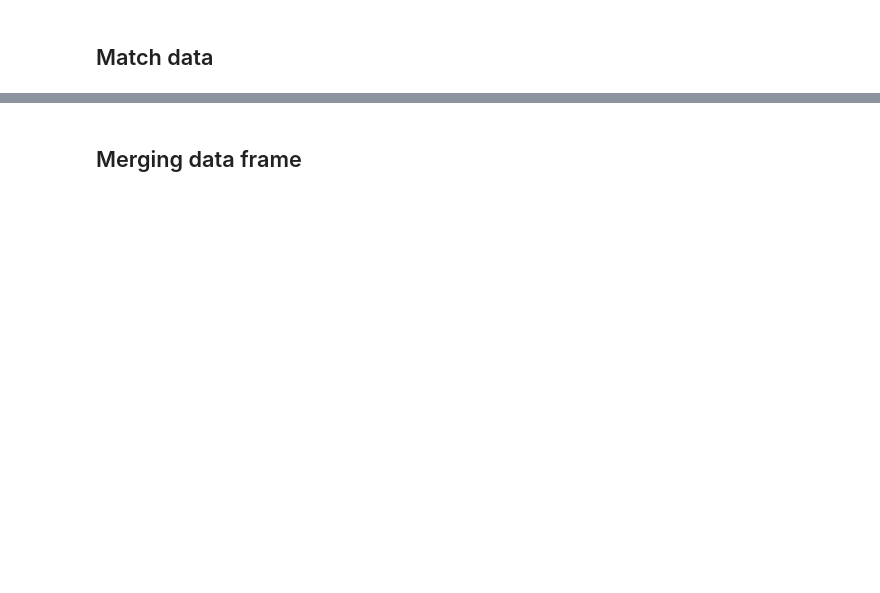
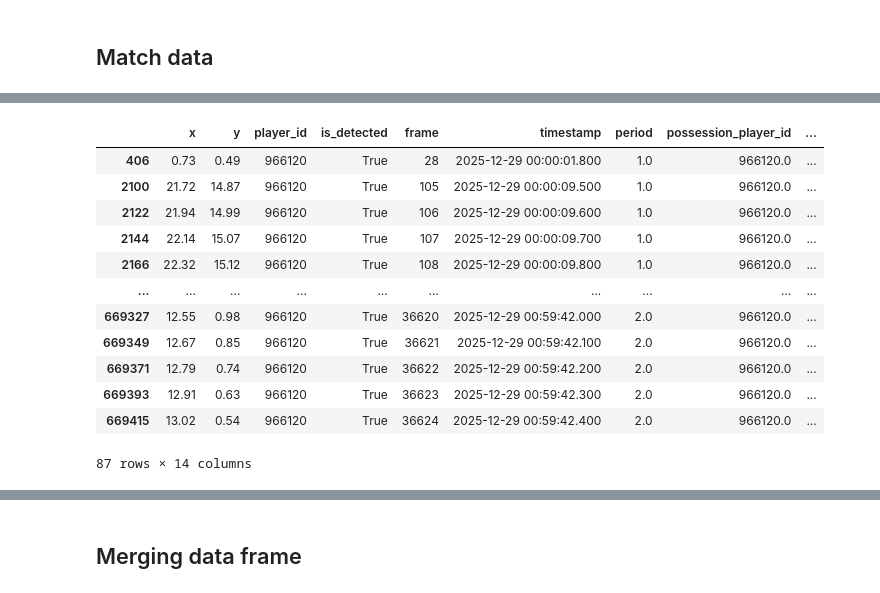
Before and after one commit to ppatrzalek/football-ml, a Jupyter notebook: notebooks/readers_notebook.ipynb, the cells around one changed output, grey strips where cells are left out. Saved outputs shown, nothing was run; the diff lists cells and outputs as text; code cells hidden in the pictures; blank space fills up the shorter version.

Commit message:
Update to the notebook - new idea about storing the tracking data

```diff
--- a/notebooks/readers_notebook.ipynb
+++ b/notebooks/readers_notebook.ipynb
@@ -87,0 +197,17 @@ all_matches_players_df = pd.read_parquet(path)
+# %%
+mask = (all_matches_tracking_df['player_id'] == 966120) & (all_matches_tracking_df['possession_player_id'] == 966120) & (all_matches_tracking_df['match_id'] == 1886347)
+all_matches_tracking_df[mask].sort_values(by=['timestamp'])
+# %% [output]
+|  | x | y | player_id | is_detected | frame | timestamp | period | possession_player_id | ... |
+| 406 | 0.73 | 0.49 | 966120 | True | 28 | 2025-12-29 00:00:01.800 | 1.0 | 966120.0 | ... |
+| 2100 | 21.72 | 14.87 | 966120 | True | 105 | 2025-12-29 00:00:09.500 | 1.0 | 966120.0 | ... |
+| 2122 | 21.94 | 14.99 | 966120 | True | 106 | 2025-12-29 00:00:09.600 | 1.0 | 966120.0 | ... |
+| 2144 | 22.14 | 15.07 | 966120 | True | 107 | 2025-12-29 00:00:09.700 | 1.0 | 966120.0 | ... |
+| 2166 | 22.32 | 15.12 | 966120 | True | 108 | 2025-12-29 00:00:09.800 | 1.0 | 966120.0 | ... |
+| ... | ... | ... | ... | ... | ... | ... | ... | ... | ... |
+| 669327 | 12.55 | 0.98 | 966120 | True | 36620 | 2025-12-29 00:59:42.000 | 2.0 | 966120.0 | ... |
+| 669349 | 12.67 | 0.85 | 966120 | True | 36621 | 2025-12-29 00:59:42.100 | 2.0 | 966120.0 | ... |
+| 669371 | 12.79 | 0.74 | 966120 | True | 36622 | 2025-12-29 00:59:42.200 | 2.0 | 966120.0 | ... |
+| 669393 | 12.91 | 0.63 | 966120 | True | 36623 | 2025-12-29 00:59:42.300 | 2.0 | 966120.0 | ... |
+| 669415 | 13.02 | 0.54 | 966120 | True | 36624 | 2025-12-29 00:59:42.400 | 2.0 | 966120.0 | ... |
+87 rows × 14 columns
```
Also changed, not shown: parts of 16 cells of this notebook.
